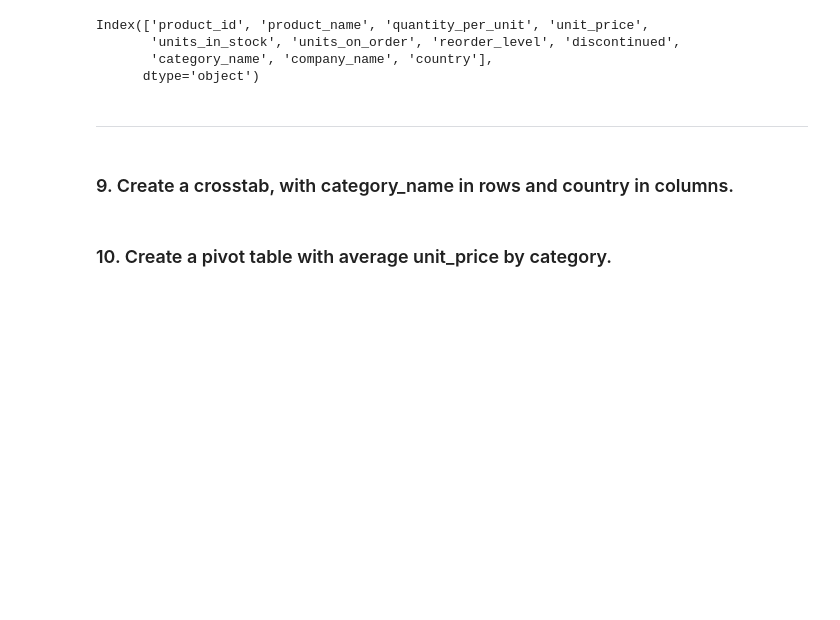
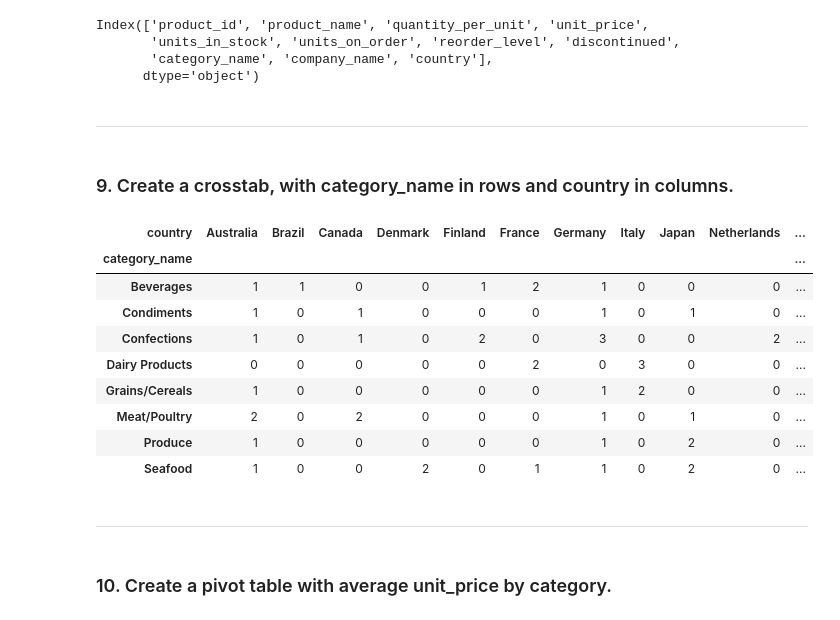
Before and after one commit to valeriemagalong/Val-Practices-Python, a Jupyter notebook: Northwind_Pandas/Pandas_Practice_Northwind_Data.ipynb, the cells around one changed output. Cells and saved outputs as stored; diff of their text form; code cells hidden in the pictures; blank space fills up the shorter version.

```diff
--- a/Northwind_Pandas/Pandas_Practice_Northwind_Data.ipynb
+++ b/Northwind_Pandas/Pandas_Practice_Northwind_Data.ipynb
@@ -190,5 +190,20 @@ Index(['product_id', 'product_name', 'quantity_per_unit', 'unit_price',
 ---
 # %% [markdown]
 ### 9. Create a crosstab, with category_name in rows and country in columns.
+# %%
+pd.crosstab(nw_df_transformed_3['category_name'], nw_df_transformed_3['country'])
+# %% [output]
+| country | Australia | Brazil | Canada | Denmark | Finland | France | Germany | Italy | Japan | Netherlands | ... |
+| category_name |  |  |  |  |  |  |  |  |  |  | ... |
+| Beverages | 1 | 1 | 0 | 0 | 1 | 2 | 1 | 0 | 0 | 0 | ... |
+| Condiments | 1 | 0 | 1 | 0 | 0 | 0 | 1 | 0 | 1 | 0 | ... |
+| Confections | 1 | 0 | 1 | 0 | 2 | 0 | 3 | 0 | 0 | 2 | ... |
+| Dairy Products | 0 | 0 | 0 | 0 | 0 | 2 | 0 | 3 | 0 | 0 | ... |
+| Grains/Cereals | 1 | 0 | 0 | 0 | 0 | 0 | 1 | 2 | 0 | 0 | ... |
+| Meat/Poultry | 2 | 0 | 2 | 0 | 0 | 0 | 1 | 0 | 1 | 0 | ... |
+| Produce | 1 | 0 | 0 | 0 | 0 | 0 | 1 | 0 | 2 | 0 | ... |
+| Seafood | 1 | 0 | 0 | 2 | 0 | 1 | 1 | 0 | 2 | 0 | ... |
+# %% [markdown]
+---
 # %% [markdown]
 ### 10. Create a pivot table with average unit_price by category.
```
Also changed, not shown: parts of 4 cells of this notebook.
